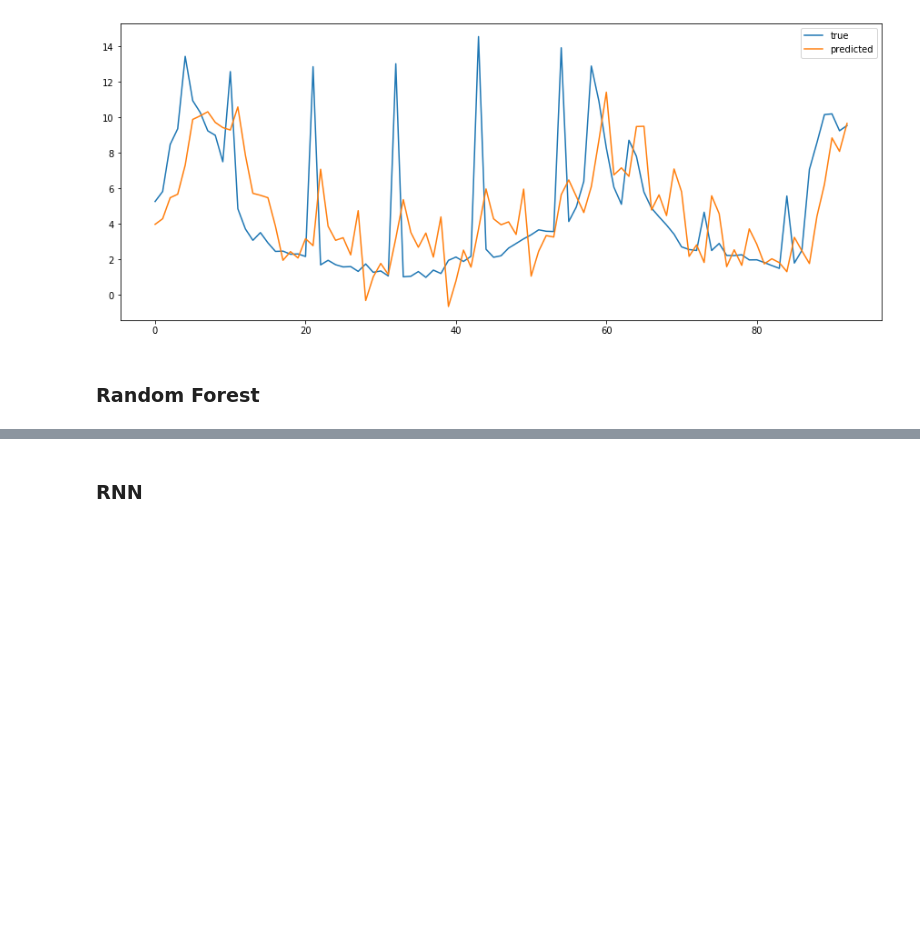
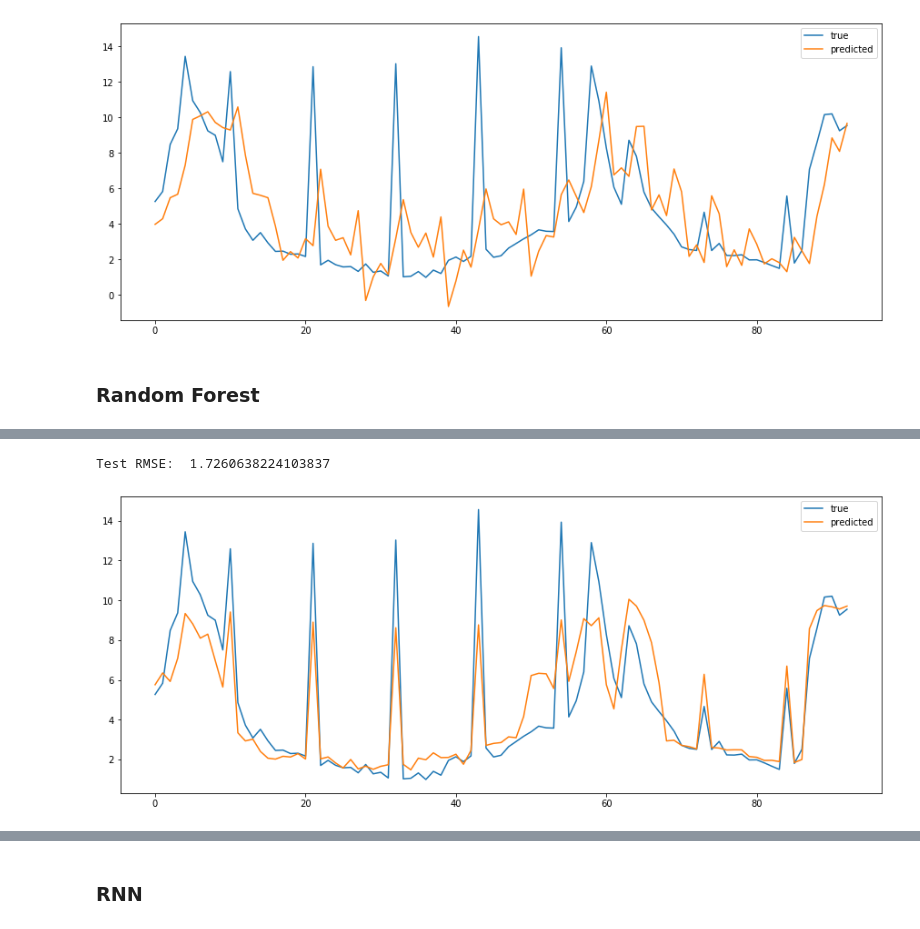
Before and after one commit to FiveSixSenvenEight/109B_flu_prediction, a Jupyter notebook: analysis/baseline&AR.ipynb, the cells around one changed output, grey strips where cells are left out. Drawn from its saved outputs; the diff is of its cells as text; code cells hidden in the pictures; blank space fills up the shorter version.

```diff
--- a/analysis/baseline&AR.ipynb
+++ b/analysis/baseline&AR.ipynb
@@ -351,0 +337,6 @@ Test RMSE:  1.7260638224103837
+# %%
+# with Google trend
+random_forest('Texas', ['New Mexico', 'Colorado', 'Oklahoma', 'Louisiana', 'Arkansas'], gt_df=texas_google_nor)
+# %% [output]
+Test RMSE:  1.7260638224103837
+[figure, added]
```
Also changed, not shown: parts of 21 cells of this notebook.
